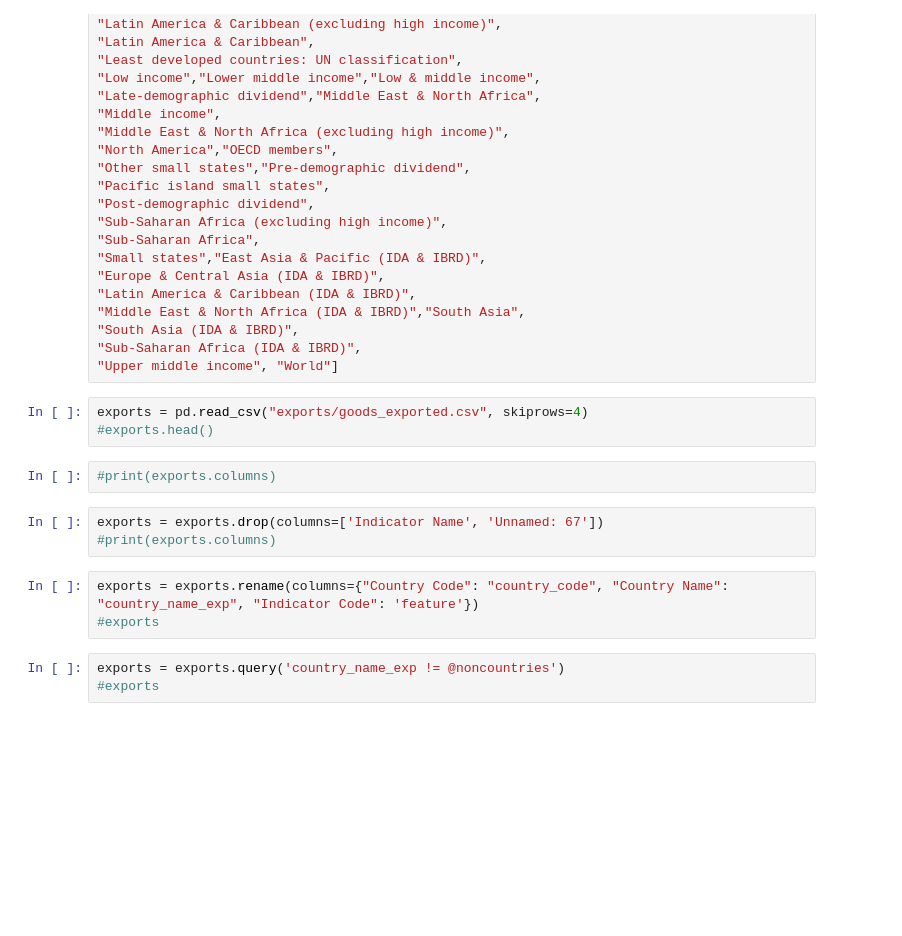
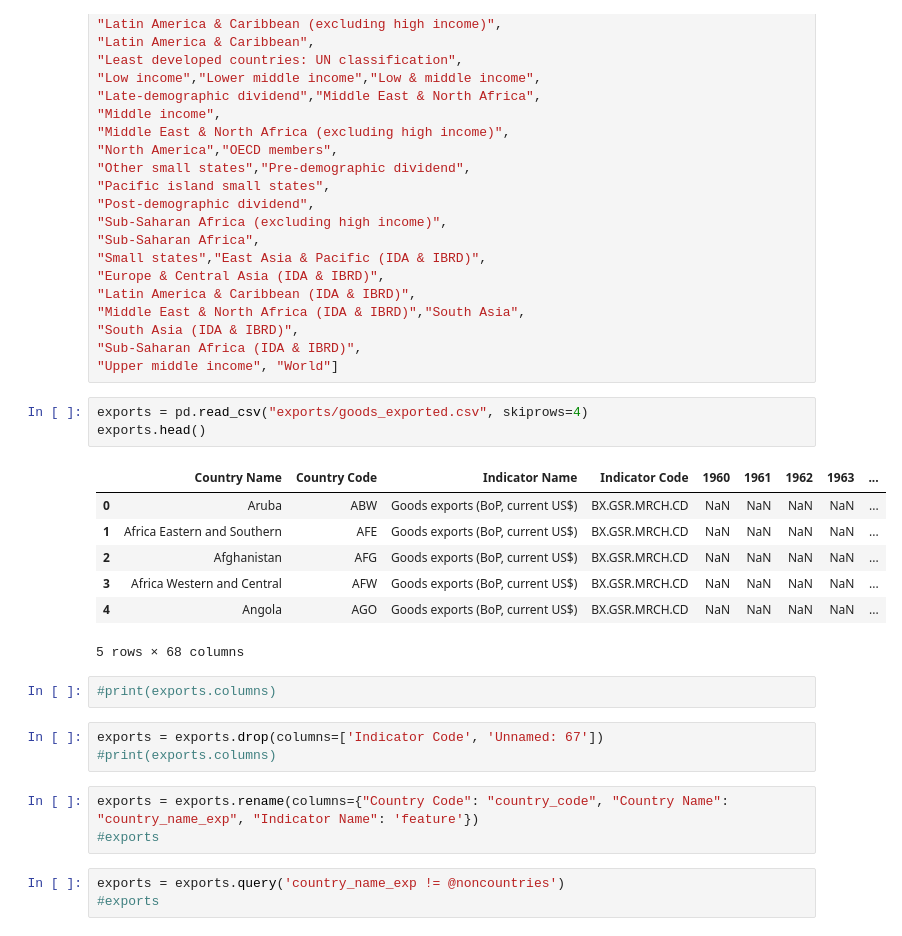
Before and after one commit to JackBeerman/GDP, a Jupyter notebook: GDP.ipynb, the cells around one changed output. Cells and saved outputs as stored; diff of their text form; blank space fills up the shorter version.

```diff
--- a/GDP.ipynb
+++ b/GDP.ipynb
@@ -59,14 +67,22 @@ noncountries = ["Arab World", "Central Europe and the Baltics",
 "Upper middle income", "World"]
 # %%
 exports = pd.read_csv("exports/goods_exported.csv", skiprows=4)
-#exports.head()
+exports.head()
+# %% [output]
+|  | Country Name | Country Code | Indicator Name | Indicator Code | 1960 | 1961 | 1962 | 1963 | ... |
+| 0 | Aruba | ABW | Goods exports (BoP, current US$) | BX.GSR.MRCH.CD | NaN | NaN | NaN | NaN | ... |
+| 1 | Africa Eastern and Southern | AFE | Goods exports (BoP, current US$) | BX.GSR.MRCH.CD | NaN | NaN | NaN | NaN | ... |
+| 2 | Afghanistan | AFG | Goods exports (BoP, current US$) | BX.GSR.MRCH.CD | NaN | NaN | NaN | NaN | ... |
+| 3 | Africa Western and Central | AFW | Goods exports (BoP, current US$) | BX.GSR.MRCH.CD | NaN | NaN | NaN | NaN | ... |
+| 4 | Angola | AGO | Goods exports (BoP, current US$) | BX.GSR.MRCH.CD | NaN | NaN | NaN | NaN | ... |
+5 rows × 68 columns
 # %%
 #print(exports.columns)
 # %%
-exports = exports.drop(columns=['Indicator Name', 'Unnamed: 67'])
+exports = exports.drop(columns=['Indicator Code', 'Unnamed: 67'])
 #print(exports.columns)
 # %%
-exports = exports.rename(columns={"Country Code": "country_code", "Country Name": "country_name_exp", "Indicator Code": 'feature'})
+exports = exports.rename(columns={"Country Code": "country_code", "Country Name": "country_name_exp", "Indicator Name": 'feature'})
 #exports
 # %%
 exports = exports.query('country_name_exp != @noncountries')
```
Also changed, not shown: parts of 14 cells of this notebook.
